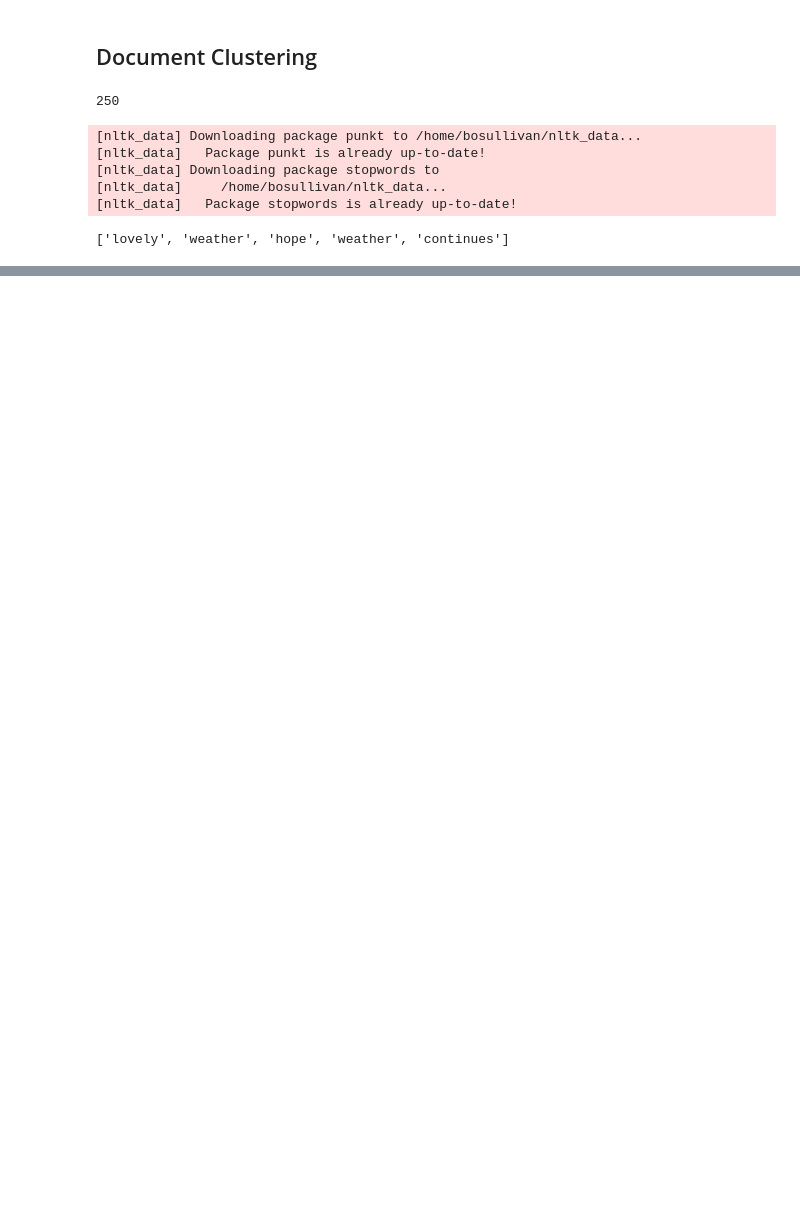
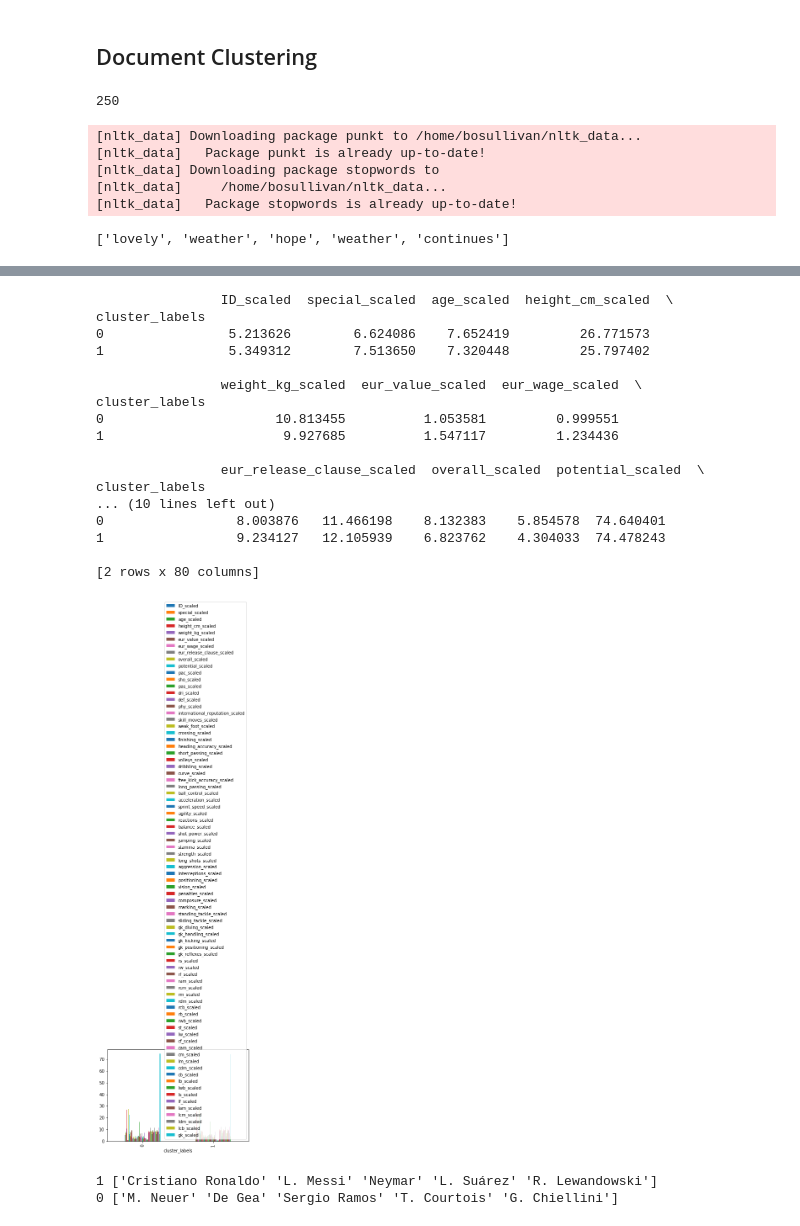
Before and after one commit to bosulliv/datacamp_python, a Jupyter notebook: machine_learning/cluster_analysis/ch4.ipynb, the cells around one changed output, grey strips where cells are left out. Cells and saved outputs as stored; diff of their text form; code cells hidden in the pictures; blank space fills up the shorter version.

```diff
--- a/machine_learning/cluster_analysis/ch4.ipynb
+++ b/machine_learning/cluster_analysis/ch4.ipynb
@@ -160,0 +163,21 @@ for i in range(num_clusters):
+# %%
+fifa = pd.read_csv('fifa.csv')
+
+# pick numeric cols
+fifa_numeric = fifa.select_dtypes(['int', 'float'])
+fifa_numeric.fillna(fifa_numeric.median(), inplace=True)
+
+# scale them!
+from scipy.cluster.vq import whiten
+scaled_features = [col + '_scaled' for col in fifa_numeric.columns]
+fifa_scaled = pd.DataFrame(whiten(fifa_numeric))
+fifa_scaled.columns = scaled_features
+
+# Cluster
+cluster_centres, distotion = kmeans(fifa_scaled, 3)
+
+# Assign cluster labels
+fifa_scaled['cluster_labels'], distortion_list = vq(fifa_scaled, cluster_centres)
+
+# they have the same index, concat row wise
+fifa = pd.concat([fifa, fifa_scaled], axis=1)
@@ -160,0 +206,36 @@ for i in range(num_clusters):
+# %%
+# Create centroids with kmeans for 2 clusters
+cluster_centers,_ = kmeans(fifa[scaled_features], 2)
+
+# Assign cluster labels and print cluster centers
+fifa['cluster_labels'], _ = vq(fifa[scaled_features], cluster_centers)
+print(fifa.groupby('cluster_labels')[scaled_features].mean())
+
+# Plot cluster centers to visualize clusters
+fifa.groupby('cluster_labels')[scaled_features].mean().plot(legend=True, kind='bar')
+plt.show()
+
+# Get the name column of first 5 players in each cluster
+for cluster in fifa['cluster_labels'].unique():
+    print(cluster, fifa[fifa['cluster_labels'] == cluster]['name'].values[:5])
+# %% [output]
+                ID_scaled  special_scaled  age_scaled  height_cm_scaled  \
+cluster_labels
+0                5.213626        6.624086    7.652419         26.771573
+1                5.349312        7.513650    7.320448         25.797402
+
+                weight_kg_scaled  eur_value_scaled  eur_wage_scaled  \
+cluster_labels
+0                      10.813455          1.053581         0.999551
+1                       9.927685          1.547117         1.234436
+
+                eur_release_clause_scaled  overall_scaled  potential_scaled  \
+cluster_labels
+... (10 lines left out)
+0                 8.003876   11.466198    8.132383    5.854578  74.640401
+1                 9.234127   12.105939    6.823762    4.304033  74.478243
+
+[2 rows x 80 columns]
+[figure, added]
+1 ['Cristiano Ronaldo' 'L. Messi' 'Neymar' 'L. Suárez' 'R. Lewandowski']
+0 ['M. Neuer' 'De Gea' 'Sergio Ramos' 'T. Courtois' 'G. Chiellini']
```
Also changed, not shown: parts of 5 cells of this notebook, 2 other files.
